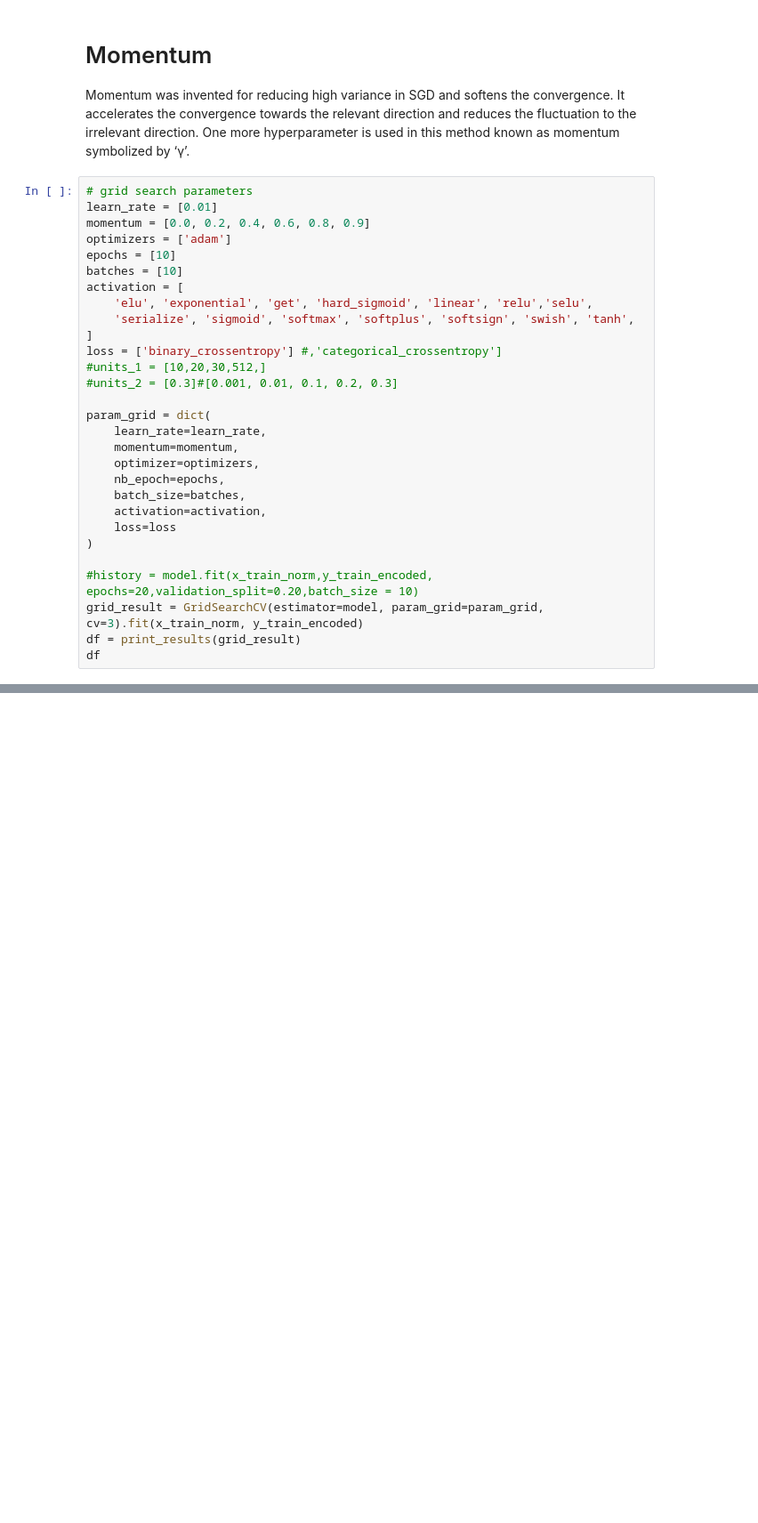
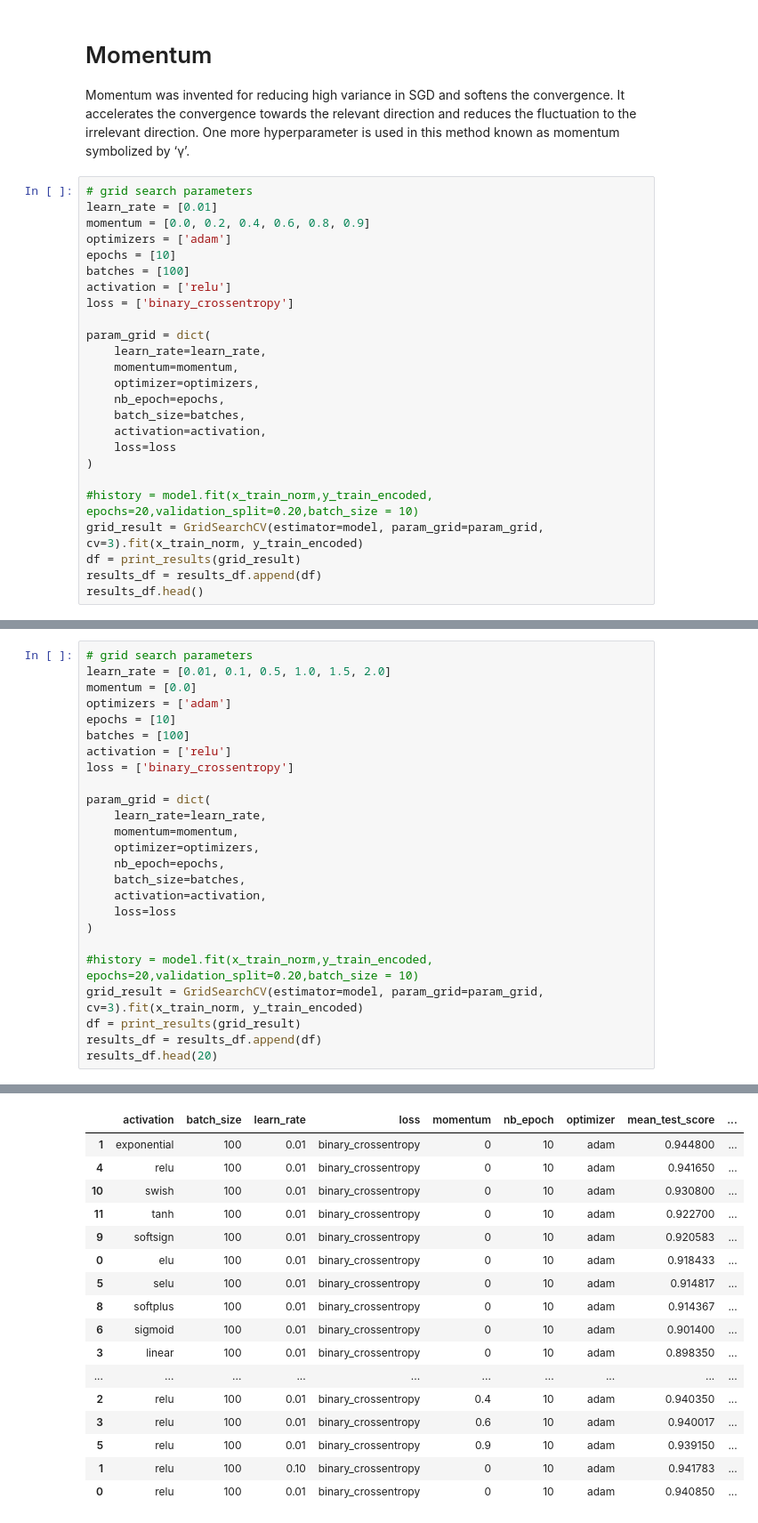
Before and after one commit to fhebal/msds, a Jupyter notebook: msds-458/MSDS-458 Assignment #2.ipynb, the cells around one changed output, grey strips where cells are left out. Shown at 89% size. Cells and saved outputs as stored; diff of their text form; blank space fills up the shorter version.

```diff
--- a/msds-458/MSDS-458 Assignment #2.ipynb
+++ b/msds-458/MSDS-458 Assignment #2.ipynb
@@ -286,14 +254,9 @@ learn_rate = [0.01]
 momentum = [0.0, 0.2, 0.4, 0.6, 0.8, 0.9]
 optimizers = ['adam']
 epochs = [10]
-batches = [10]
-activation = [
-    'elu', 'exponential', 'get', 'hard_sigmoid', 'linear', 'relu','selu',
-    'serialize', 'sigmoid', 'softmax', 'softplus', 'softsign', 'swish', 'tanh',
-]
-loss = ['binary_crossentropy'] #,'categorical_crossentropy']
-#units_1 = [10,20,30,512,]
-#units_2 = [0.3]#[0.001, 0.01, 0.1, 0.2, 0.3]
+batches = [100]
+activation = ['relu']
+loss = ['binary_crossentropy']
 
 param_grid = dict(
     learn_rate=learn_rate,
@@ -308,4 +271,5 @@ param_grid = dict(
 #history = model.fit(x_train_norm,y_train_encoded, epochs=20,validation_split=0.20,batch_size = 10)
 grid_result = GridSearchCV(estimator=model, param_grid=param_grid, cv=3).fit(x_train_norm, y_train_encoded)
 df = print_results(grid_result)
-df
+results_df = results_df.append(df)
+results_df.head()
@@ -311,0 +307,26 @@ df
+# %%
+# grid search parameters
+learn_rate = [0.01, 0.1, 0.5, 1.0, 1.5, 2.0]
+momentum = [0.0]
+optimizers = ['adam']
+epochs = [10]
+batches = [100]
+activation = ['relu']
+loss = ['binary_crossentropy']
+
+param_grid = dict(
+    learn_rate=learn_rate,
+    momentum=momentum,
+    optimizer=optimizers,
+    nb_epoch=epochs,
+    batch_size=batches,
+    activation=activation,
+    loss=loss
+)
+
+#history = model.fit(x_train_norm,y_train_encoded, epochs=20,validation_split=0.20,batch_size = 10)
+grid_result = GridSearchCV(estimator=model, param_grid=param_grid, cv=3).fit(x_train_norm, y_train_encoded)
+df = print_results(grid_result)
+results_df = results_df.append(df)
+results_df.head(20)
+# %% [output]
@@ -311,0 +350,17 @@ df
+|  | activation | batch_size | learn_rate | loss | momentum | nb_epoch | optimizer | mean_test_score | ... |
+| 1 | exponential | 100 | 0.01 | binary_crossentropy | 0 | 10 | adam | 0.944800 | ... |
+| 4 | relu | 100 | 0.01 | binary_crossentropy | 0 | 10 | adam | 0.941650 | ... |
+| 10 | swish | 100 | 0.01 | binary_crossentropy | 0 | 10 | adam | 0.930800 | ... |
+| 11 | tanh | 100 | 0.01 | binary_crossentropy | 0 | 10 | adam | 0.922700 | ... |
+| 9 | softsign | 100 | 0.01 | binary_crossentropy | 0 | 10 | adam | 0.920583 | ... |
+| 0 | elu | 100 | 0.01 | binary_crossentropy | 0 | 10 | adam | 0.918433 | ... |
+| 5 | selu | 100 | 0.01 | binary_crossentropy | 0 | 10 | adam | 0.914817 | ... |
+| 8 | softplus | 100 | 0.01 | binary_crossentropy | 0 | 10 | adam | 0.914367 | ... |
+| 6 | sigmoid | 100 | 0.01 | binary_crossentropy | 0 | 10 | adam | 0.901400 | ... |
+| 3 | linear | 100 | 0.01 | binary_crossentropy | 0 | 10 | adam | 0.898350 | ... |
+| ... | ... | ... | ... | ... | ... | ... | ... | ... | ... |
+| 2 | relu | 100 | 0.01 | binary_crossentropy | 0.4 | 10 | adam | 0.940350 | ... |
+| 3 | relu | 100 | 0.01 | binary_crossentropy | 0.6 | 10 | adam | 0.940017 | ... |
+| 5 | relu | 100 | 0.01 | binary_crossentropy | 0.9 | 10 | adam | 0.939150 | ... |
+| 1 | relu | 100 | 0.10 | binary_crossentropy | 0 | 10 | adam | 0.941783 | ... |
+| 0 | relu | 100 | 0.01 | binary_crossentropy | 0 | 10 | adam | 0.940850 | ... |
```
Also changed, not shown: parts of 30 cells of this notebook, 2 other files.
